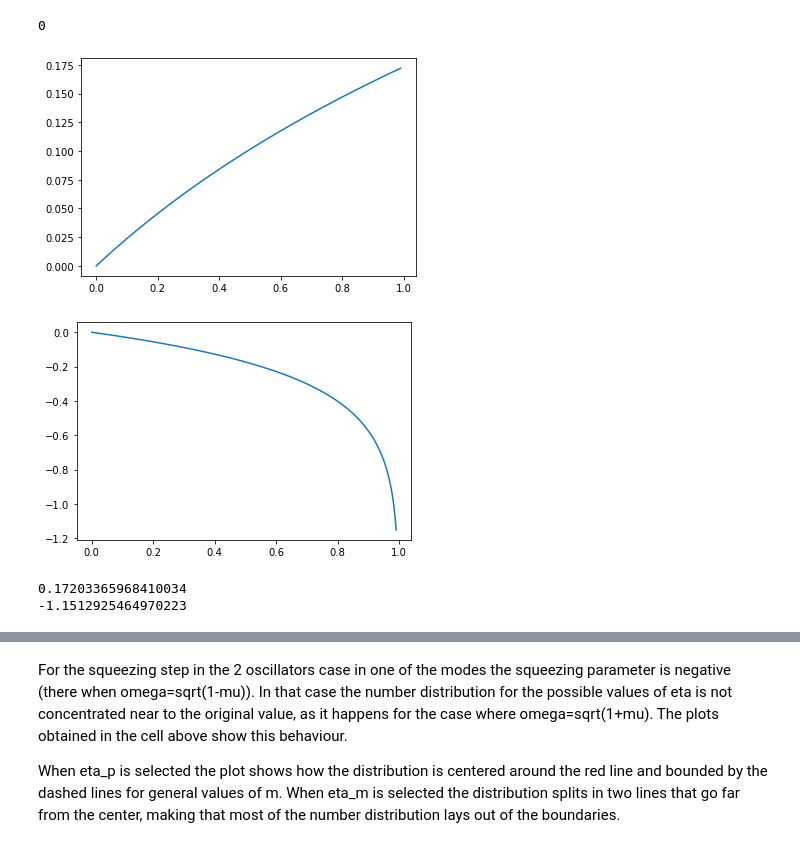
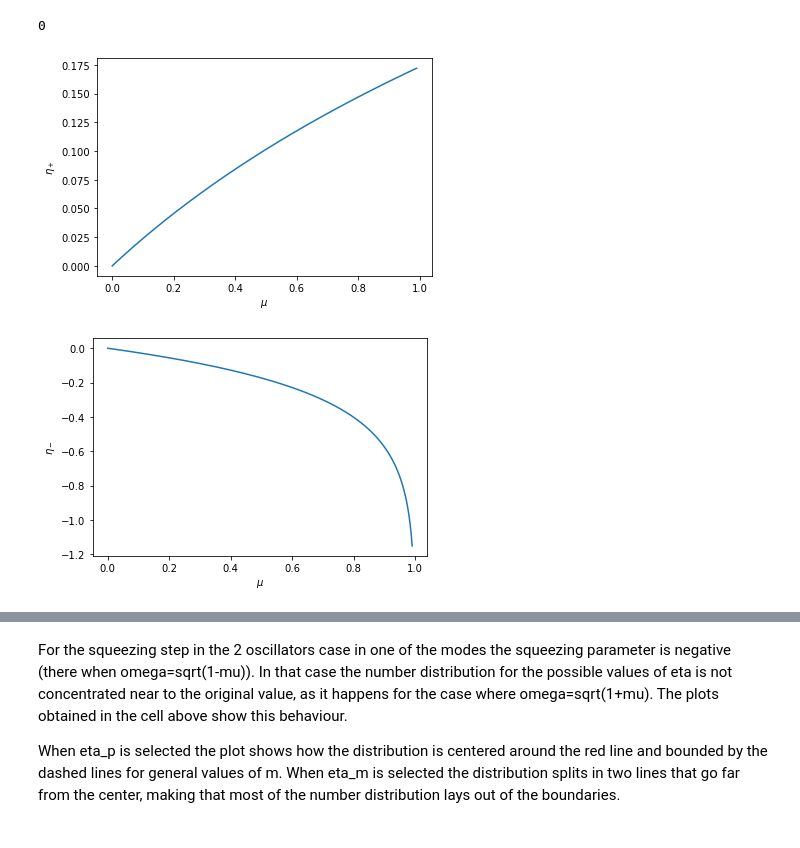
Before and after one commit to jcschindler01/bogo, a Jupyter notebook: src/Test.ipynb, the cells around one changed output, grey strips where cells are left out. Cells and saved outputs as stored; diff of their text form; code cells hidden in the pictures.

```diff
--- a/src/Test.ipynb
+++ b/src/Test.ipynb
@@ -107,20 +156,19 @@ print(len(res[res<1e-10]))
 # %%
 Mu = np.linspace(0,0.99,300)
 omega_p = np.sqrt(Mu+1)
 omega_m = np.sqrt(1-Mu)
 eta_p = np.arctanh((omega_p-1)/(omega_p+1))
 eta_m = np.arctanh((omega_m-1)/(omega_m+1))
 
 plt.plot(Mu,eta_p)
+plt.xlabel(r'$\mu$')
+plt.ylabel(r'$\eta_+$')
 plt.show()
 plt.plot(Mu,eta_m)
+plt.xlabel(r'$\mu$')
+plt.ylabel(r'$\eta_-$')
 plt.show()
-
-print(np.max(eta_p))
-print(np.min(eta_m))
 # %% [output]
-[figure, old version]
+[figure, new version]
-[figure, old version]
+[figure, new version]
-0.17203365968410034
--1.1512925464970223
 # %%
```
Also changed, not shown: parts of 5 cells of this notebook, 1 other file.
